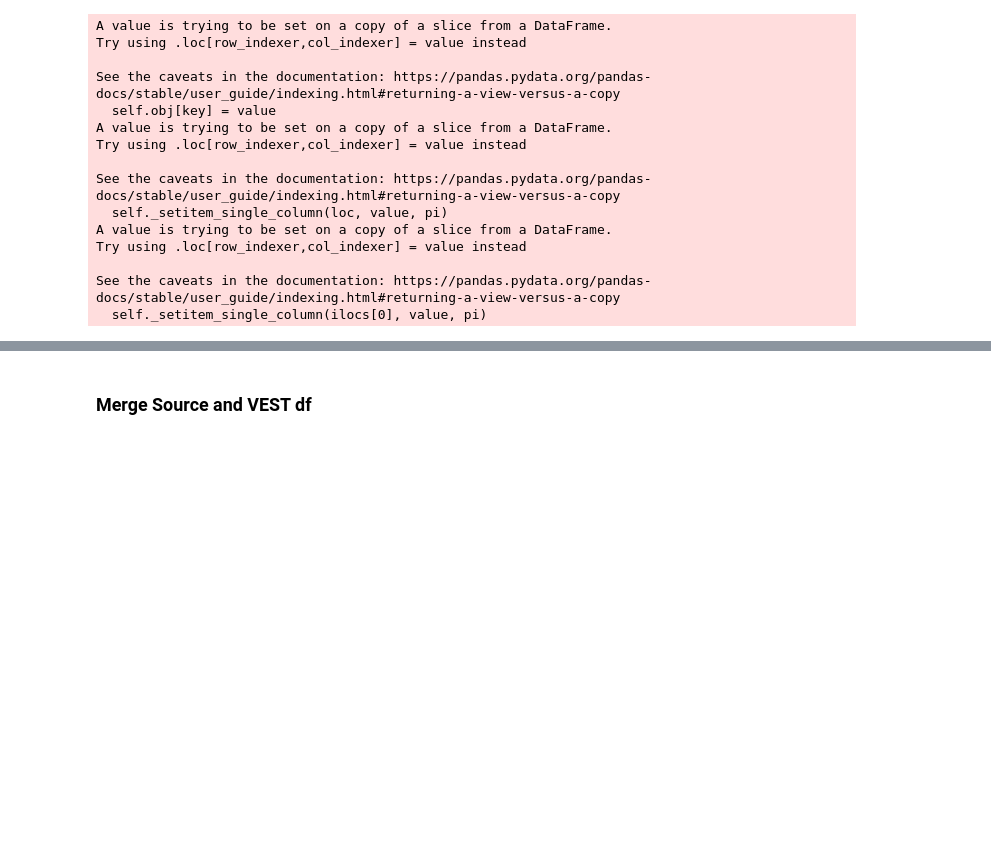
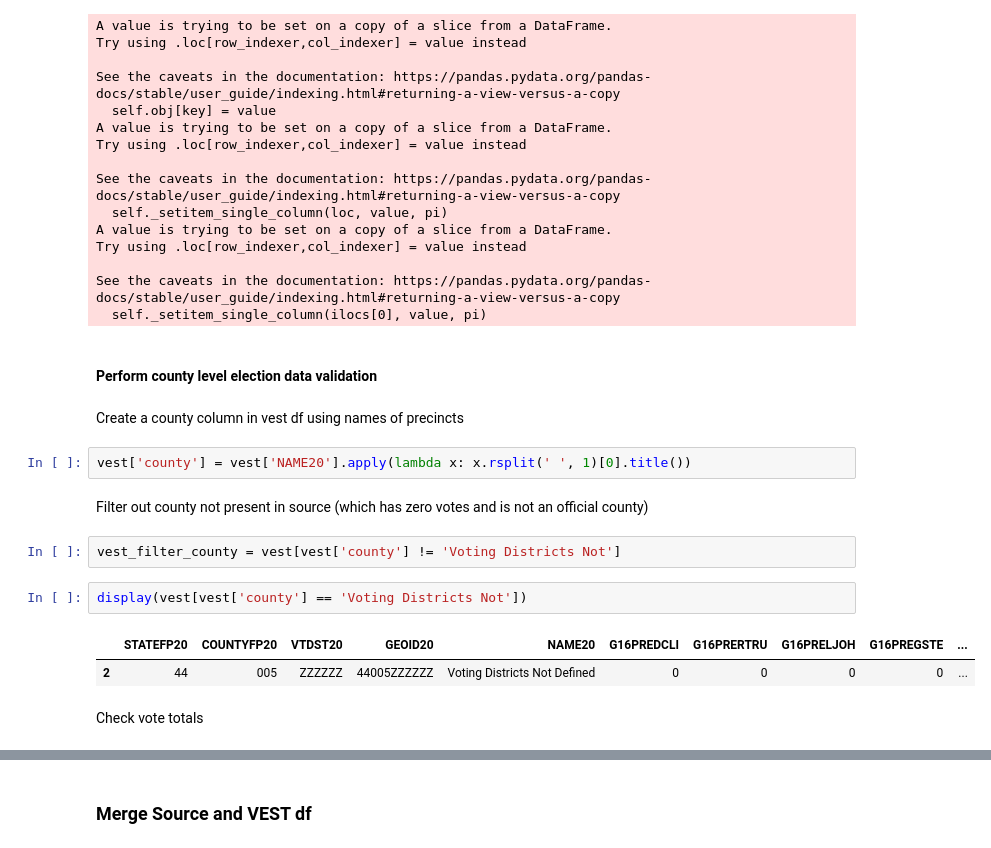
Before and after one commit to nonpartisan-redistricting-datahub/pdv-ri, a Jupyter notebook: vest-ri-2016/vest-ri-2016-validation.ipynb, the cells around one changed output, grey strips where cells are left out. Saved outputs shown, nothing was run; the diff lists cells and outputs as text; blank space fills up the shorter version.

Commit message:
Finalize validation

```diff
--- a/vest-ri-2016/vest-ri-2016-validation.ipynb
+++ b/vest-ri-2016/vest-ri-2016-validation.ipynb
@@ -470,3 +491,20 @@ Try using .loc[row_indexer,col_indexer] = value instead
 
 See the caveats in the documentation: https://pandas.pydata.org/pandas-docs/stable/user_guide/indexing.html#returning-a-view-versus-a-copy
   self._setitem_single_column(ilocs[0], value, pi)
+# %% [markdown]
+#### Perform county level election data validation
+# %% [markdown]
+Create a county column in vest df using names of precincts
+# %%
+vest['county'] = vest['NAME20'].apply(lambda x: x.rsplit(' ', 1)[0].title())
+# %% [markdown]
+Filter out county not present in source (which has zero votes and is not an official county)
+# %%
+vest_filter_county = vest[vest['county'] != 'Voting Districts Not']
+# %%
+display(vest[vest['county'] == 'Voting Districts Not'])
+# %% [output]
+|  | STATEFP20 | COUNTYFP20 | VTDST20 | GEOID20 | NAME20 | G16PREDCLI | G16PRERTRU | G16PRELJOH | G16PREGSTE | ... |
+| 2 | 44 | 005 | ZZZZZZ | 44005ZZZZZZ | Voting Districts Not Defined | 0 | 0 | 0 | 0 | ... |
+# %% [markdown]
+Check vote totals
```
Also changed, not shown: parts of 18 cells of this notebook.
